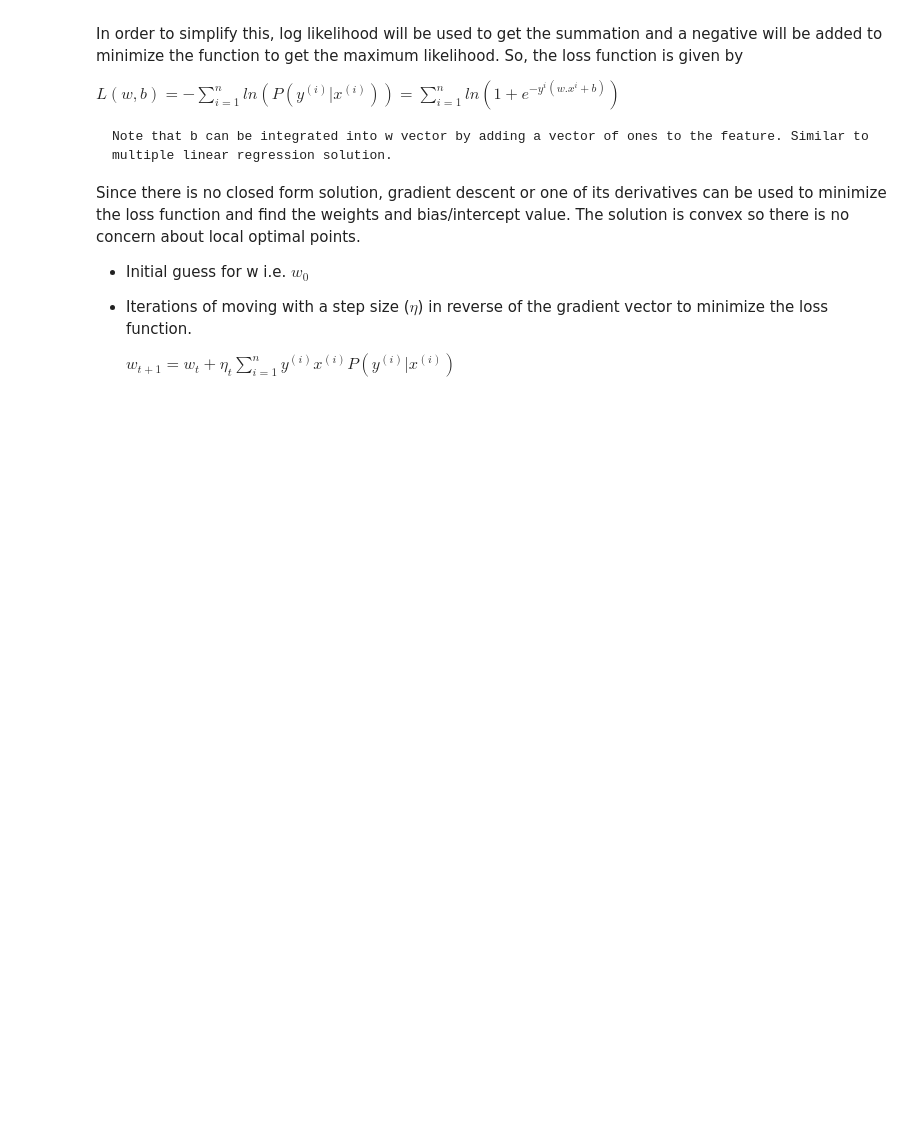
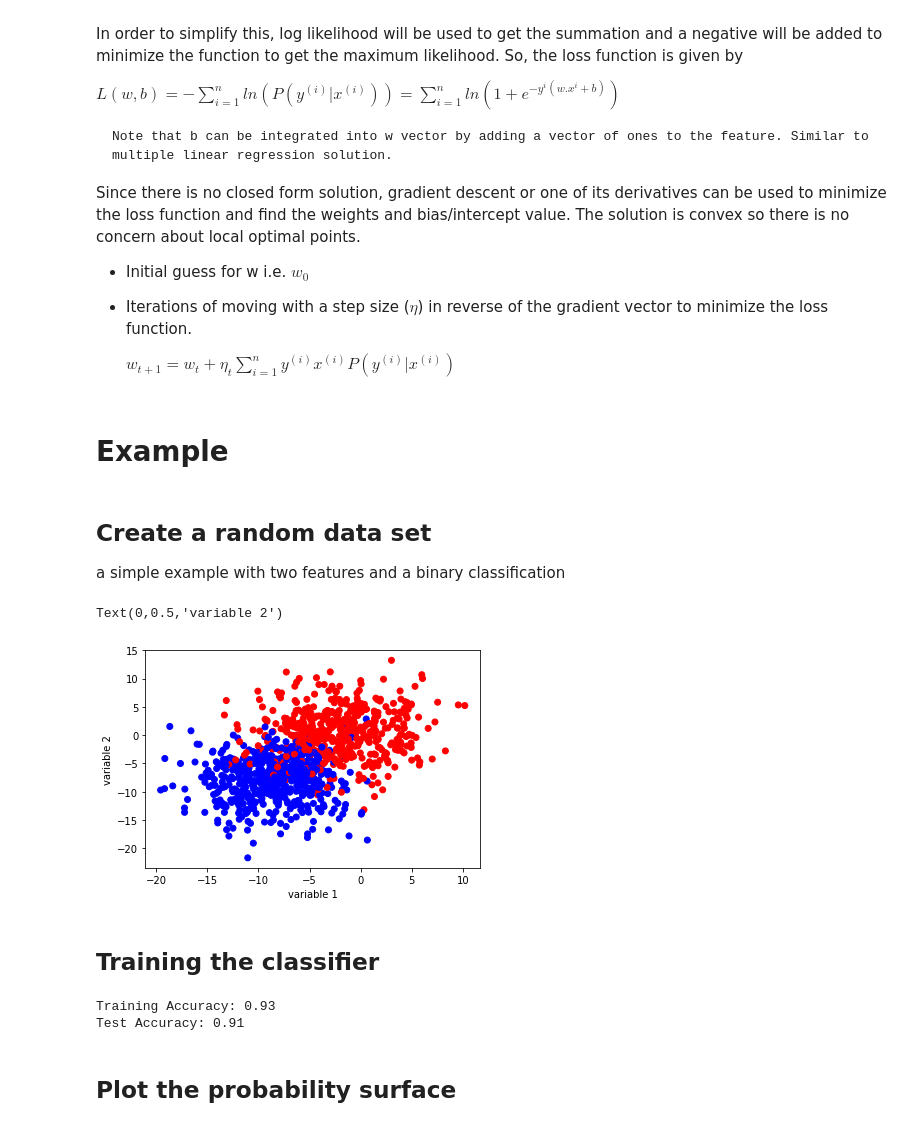
Before and after one commit to MHadavand/Lessons, a Jupyter notebook: ML/LogisticRegression/LogisticRegression.ipynb, the cells around one changed output. Saved outputs shown, nothing was run; the diff lists cells and outputs as text; code cells hidden in the pictures; blank space fills up the shorter version.

Commit message:
Logistic regression material

```diff
--- a/ML/LogisticRegression/LogisticRegression.ipynb
+++ b/ML/LogisticRegression/LogisticRegression.ipynb
@@ -62,3 +62,5 @@ Since there is no closed form solution, gradient descent or one of its derivativ
 - Iterations of moving with a step size ($\eta$) in reverse of the gradient vector to minimize the loss function.
 
     $w_{t+1} = w_t + \eta_t \sum_{i=1}^{n} y^{(i)} x^{(i)} P(y^{(i)}|x^{(i)})$
+# %% [markdown]
+# Example
@@ -64,0 +71,15 @@ Since there is no closed form solution, gradient descent or one of its derivativ
+# %% [markdown]
+## Create a random data set
+
+a simple example with two features and a binary classification
+# %%
+n_samples=1000
+X, y = make_blobs(n_samples=n_samples, centers=2, n_features=2, cluster_std=4, random_state=2169)
+
+colors = {0:'red', 1:'blue'}
+fig, ax = plt.subplots()
+ax.scatter(X[:,0], X[:,1], c= [colors[i] for i in y])
+ax.set_xlabel('variable 1'); ax.set_ylabel('variable 2')
+# %% [output]
+Text(0,0.5,'variable 2')
+[figure, added]
@@ -64,0 +90,28 @@ Since there is no closed form solution, gradient descent or one of its derivativ
+# %% [markdown]
+## Training the classifier
+# %%
+from sklearn.linear_model import SGDClassifier
+
+## Fit logistic classifier on training data
+clf = SGDClassifier(loss="log", penalty="none")
+clf.fit(Xtrain, ytrain)
+
+## Pull out the parameters (w,b) of the logistic regression model
+w = clf.coef_[0,:]
+b = clf.intercept_
+
+## Get predictions on training and test data
+preds_train = clf.predict(Xtrain)
+preds_test = clf.predict(Xtest)
+
+## Compute errors
+errs_train = np.sum((preds_train > 0.0) != (ytrain > 0.0))
+errs_test = np.sum((preds_test > 0.0) != (ytest > 0.0))
+
+print ("Training Accuracy: {:.2f}".format(1 - float(errs_train)/len(ytrain)))
+print ("Test Accuracy: {:.2f}".format(1 - float(errs_test)/len(ytest)))
+# %% [output]
+Training Accuracy: 0.93
+Test Accuracy: 0.91
+# %% [markdown]
+## Plot the probability surface
```
Also changed, not shown: parts of 6 cells of this notebook, 8 other files.
